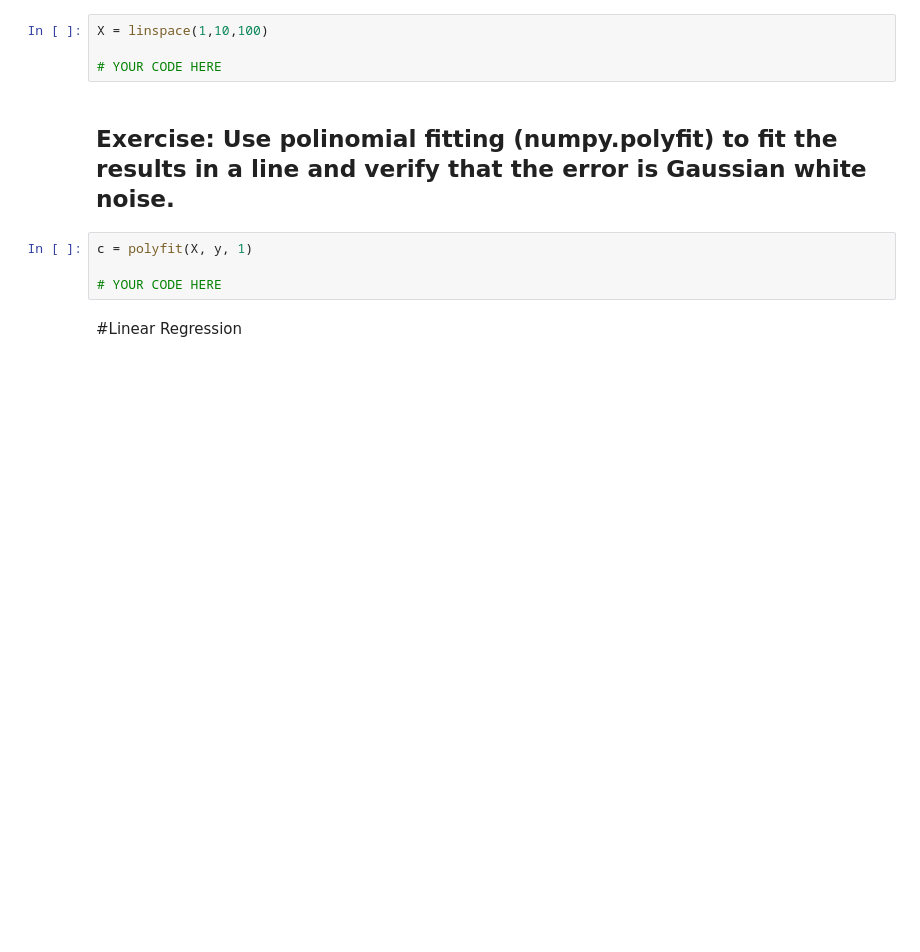
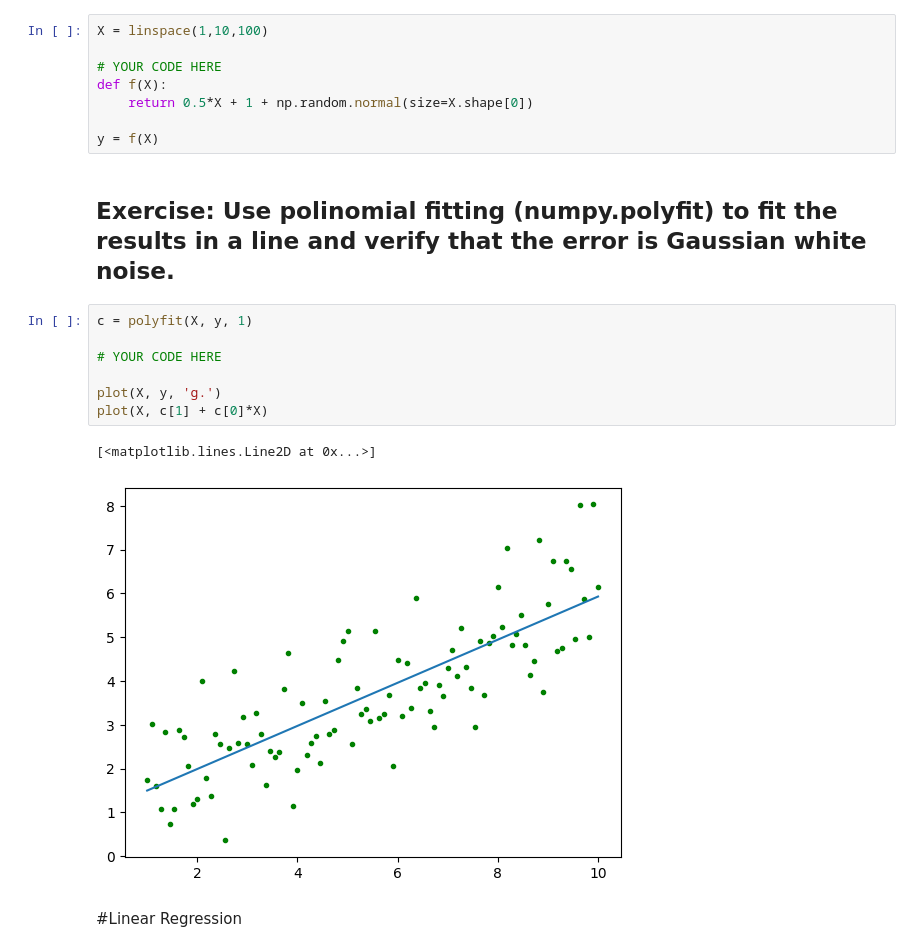
Before and after one commit to charaf19/TP-MASTER, a Jupyter notebook: MACHINE LEARNING MASD/TP2.ipynb, the cells around one changed output. Cells and saved outputs as stored; diff of their text form; blank space fills up the shorter version.

```diff
--- a/MACHINE LEARNING MASD/TP2.ipynb
+++ b/MACHINE LEARNING MASD/TP2.ipynb
@@ -715,12 +725,22 @@ h = plt.hist(data, bins=50)
 X = linspace(1,10,100)
 
 # YOUR CODE HERE
+def f(X):
+    return 0.5*X + 1 + np.random.normal(size=X.shape[0])
+
+y = f(X)
 # %% [markdown]
 ## Exercise: Use polinomial fitting (numpy.polyfit) to fit the results in a line and verify that the error is Gaussian white noise.
 # %%
 c = polyfit(X, y, 1)
 
 # YOUR CODE HERE
+
+plot(X, y, 'g.')
+plot(X, c[1] + c[0]*X)
+# %% [output]
+[<matplotlib.lines.Line2D at 0x...>]
+[figure, added]
 # %% [markdown]
 #Linear Regression
 # %% [markdown]
```
Also changed, not shown: parts of 37 cells of this notebook.
